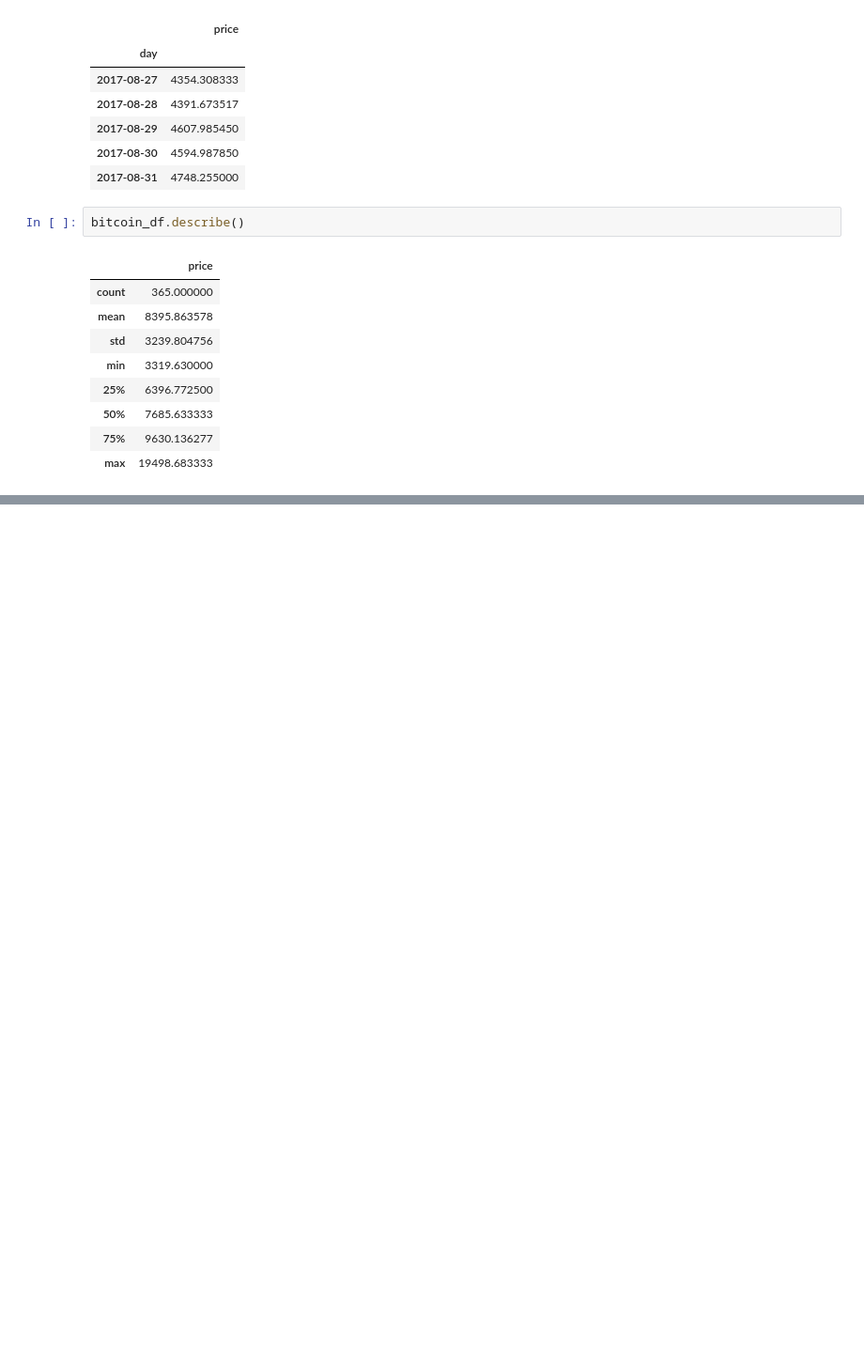
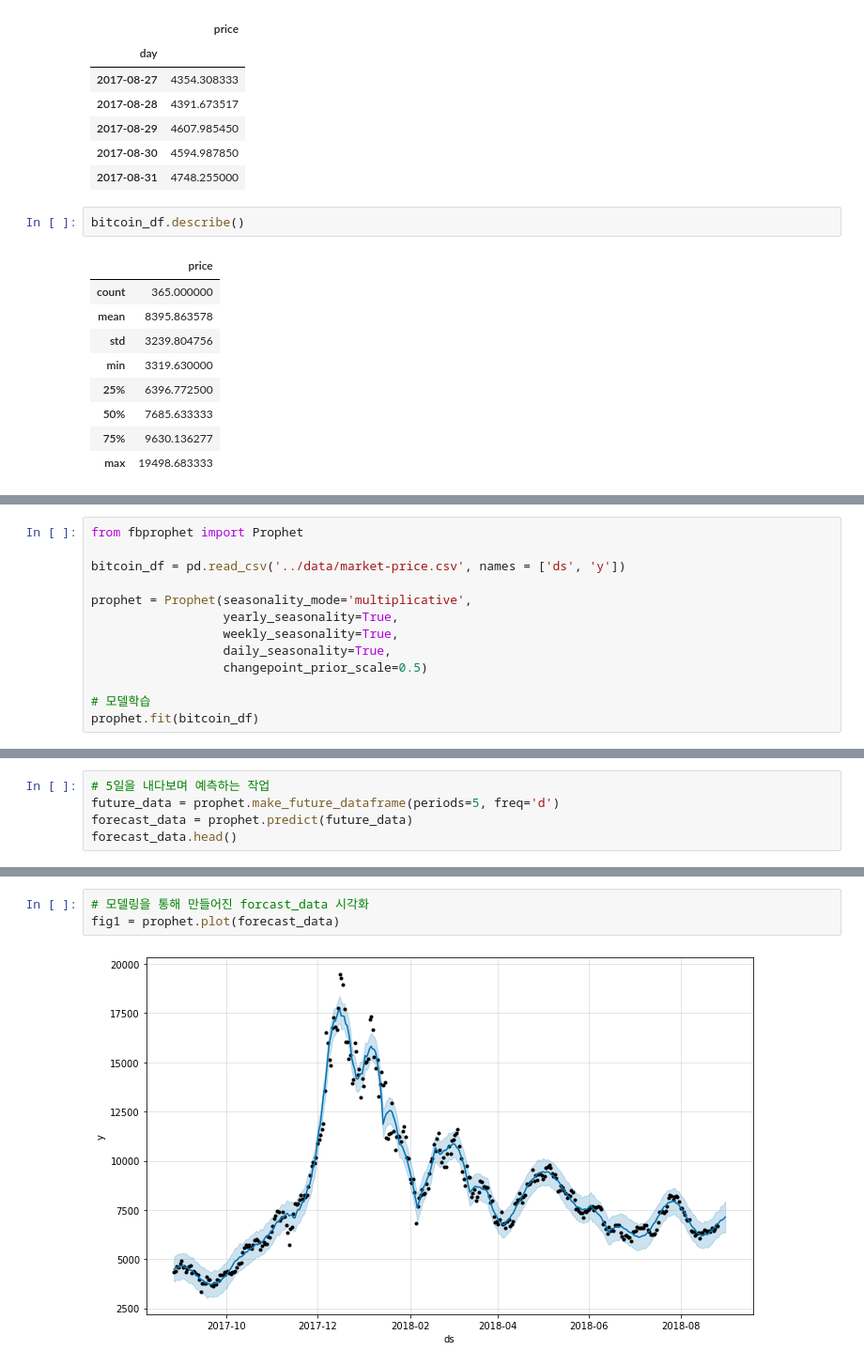
Before and after one commit to sohyeondian/python3, a Jupyter notebook: source/13. 시계열 데이터 분석.ipynb, the cells around one changed output, grey strips where cells are left out. Shown at 94% size. Drawn from its saved outputs; the diff is of its cells as text; blank space fills up the shorter version.

```diff
--- a/source/13. 시계열 데이터 분석.ipynb
+++ b/source/13. 시계열 데이터 분석.ipynb
@@ -73,0 +286,13 @@ plt.show()
+# %%
+from fbprophet import Prophet
+
+bitcoin_df = pd.read_csv('../data/market-price.csv', names = ['ds', 'y'])
+
+prophet = Prophet(seasonality_mode='multiplicative',
+                  yearly_seasonality=True,
+                  weekly_seasonality=True,
+                  daily_seasonality=True,
+                  changepoint_prior_scale=0.5)
+
+# 모델학습
+prophet.fit(bitcoin_df)
@@ -73,0 +301,5 @@ plt.show()
+# %%
+# 5일을 내다보며 예측하는 작업
+future_data = prophet.make_future_dataframe(periods=5, freq='d')
+forecast_data = prophet.predict(future_data)
+forecast_data.head()
@@ -73,0 +323,5 @@ plt.show()
+# %%
+# 모델링을 통해 만들어진 forcast_data 시각화
+fig1 = prophet.plot(forecast_data)
+# %% [output]
+[figure, added]
```
Also changed, not shown: parts of 26 cells of this notebook, 9 other files.
